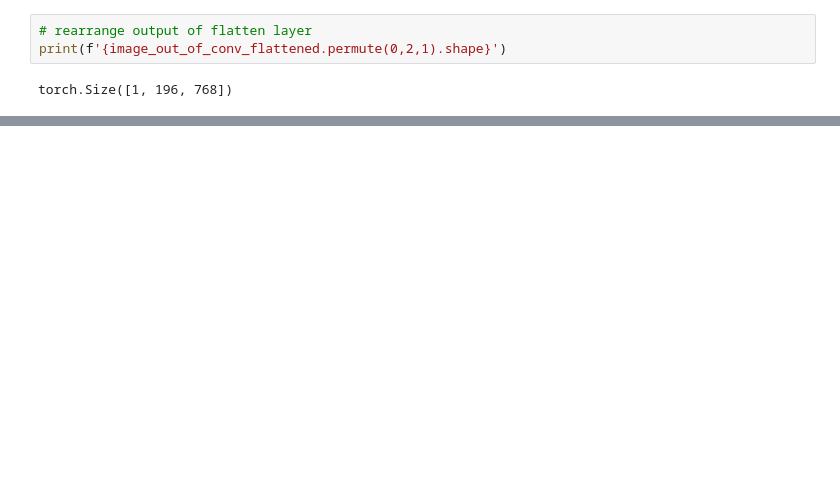
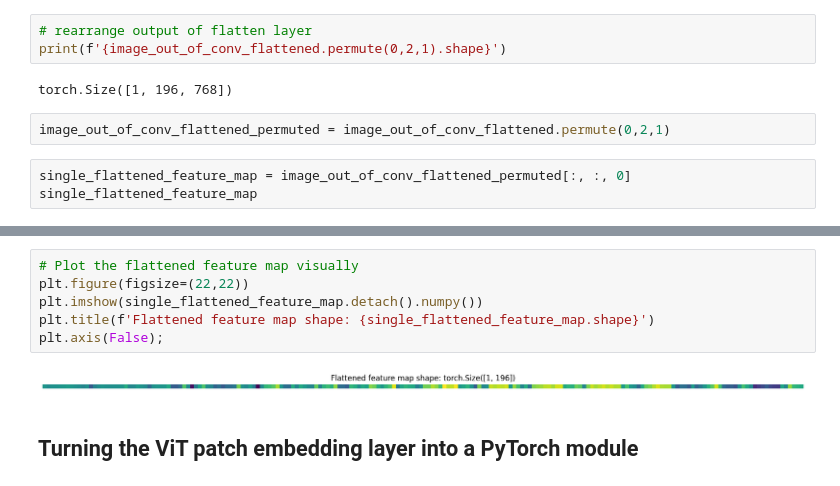
Before and after one commit to PWRXNDR/research-paper-replication-PyTorch, a Jupyter notebook: Replicating_ML_paper.ipynb, the cells around one changed output, grey strips where cells are left out. Cells and saved outputs as stored; diff of their text form; blank space fills up the shorter version.

```diff
--- a/Replicating_ML_paper.ipynb
+++ b/Replicating_ML_paper.ipynb
@@ -288,3 +288,8 @@ Flattened image feature map shape: tensor([[[-0.0221, -0.0210, -0.0362,  ...,  0
 print(f'{image_out_of_conv_flattened.permute(0,2,1).shape}')
 # %% [output]
 torch.Size([1, 196, 768])
+# %%
+image_out_of_conv_flattened_permuted = image_out_of_conv_flattened.permute(0,2,1)
+# %%
+single_flattened_feature_map = image_out_of_conv_flattened_permuted[:, :, 0]
+single_flattened_feature_map
@@ -290,0 +314,10 @@ torch.Size([1, 196, 768])
+# %%
+# Plot the flattened feature map visually
+plt.figure(figsize=(22,22))
+plt.imshow(single_flattened_feature_map.detach().numpy())
+plt.title(f'Flattened feature map shape: {single_flattened_feature_map.shape}')
+plt.axis(False);
+# %% [output]
+[figure, added]
+# %% [markdown]
+## Turning the ViT patch embedding layer into a PyTorch module
```
Also changed, not shown: parts of 12 cells of this notebook.
